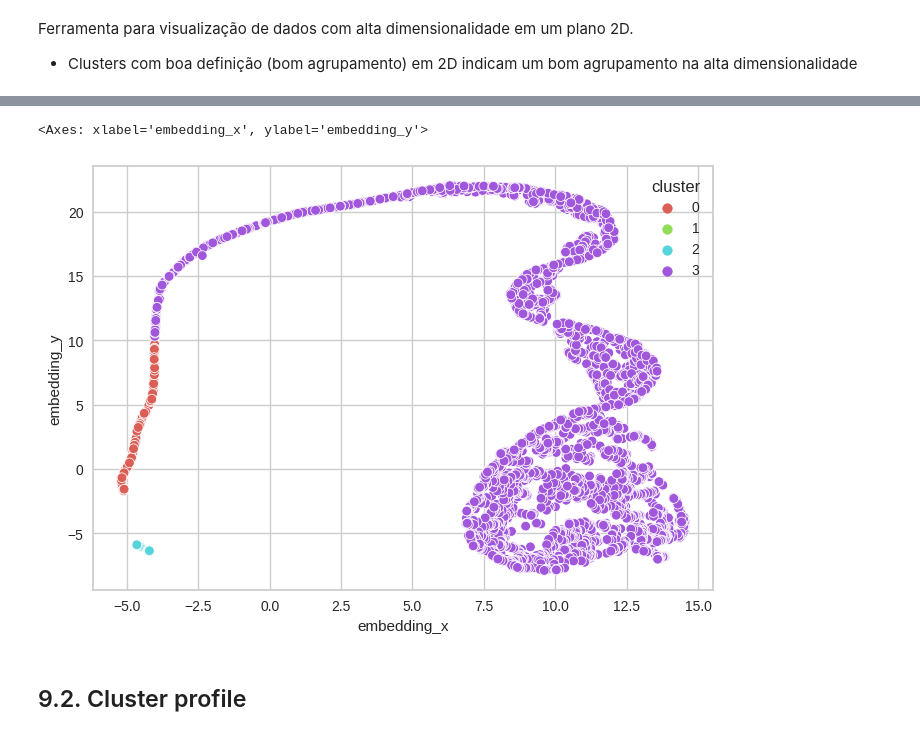
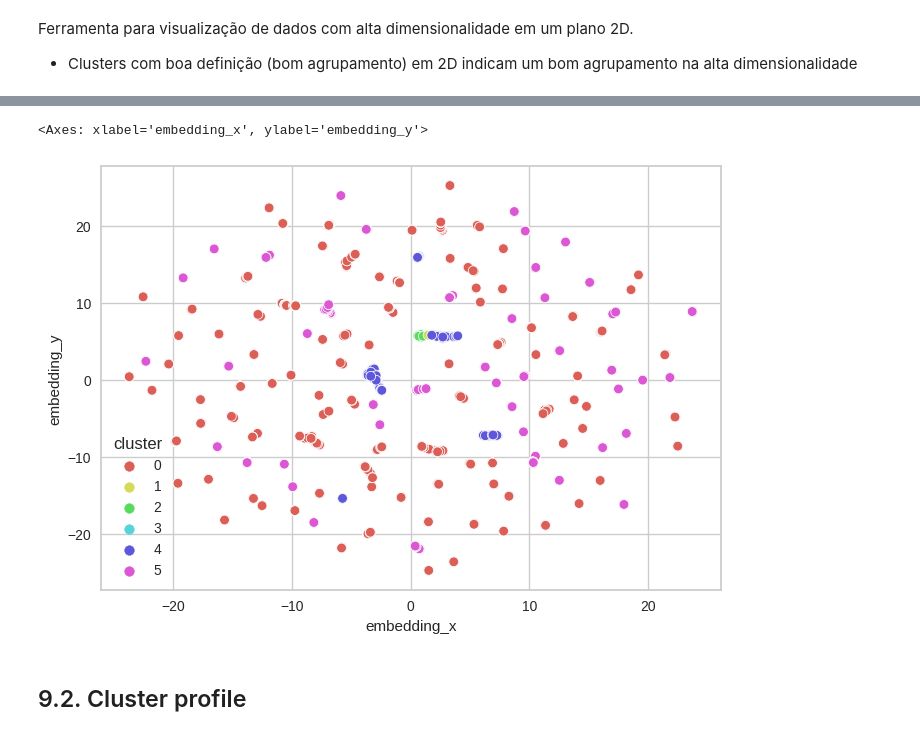
Before and after one commit to ezequielpf/insiders_clustering, a Jupyter notebook: notebooks/cicle_3_insiders_clustering.ipynb, the cells around one changed output, grey strips where cells are left out. Cells and saved outputs as stored; diff of their text form; code cells hidden in the pictures.

```diff
--- a/notebooks/cicle_3_insiders_clustering.ipynb
+++ b/notebooks/cicle_3_insiders_clustering.ipynb
@@ -331,4 +507,4 @@ df_ref = load_interim(file_name='df_ref.csv.zip')
 # %%
-df7 = df_ref.drop(columns=['customer_id', 'invoice_date'])
+df7 = df5.drop(columns=['customer_id', 'invoice_date'])
 df7.head()
 # %% [output]
@@ -379,7 +567,7 @@ for k in clusters:
 # %% [markdown]
 ## 8.1. K-Means
 # %%
-k = 4
+k = 6
 
 kmeans = KMeans(n_clusters=k, init='random', n_init=10, max_iter=300, random_state=42)
 kmeans.fit(df7)
@@ -398,7 +586,7 @@ Silhouette score: 0.8139972028952444
 # %% [markdown]
 # 9. Cluster Analisys
 # %%
-df9 = df_ref.copy()
+df9 = df7.copy()
 df9['cluster'] = labels
 df9.head()
 # %% [output]
@@ -461,6 +650,6 @@ df7.head()
 # %%
-reducer = umap.UMAP(n_neighbors=20, n_jobs=-1)
-embedding = reducer.fit_transform(df7)
+reducer = umap.UMAP(n_neighbors=40, n_jobs=-1)
+embedding = reducer.fit_transform(df9)
 
-df_viz['embedding_x'] = embedding[:, 0]
-df_viz['embedding_y'] = embedding[:, 1]
+df9['embedding_x'] = embedding[:, 0]
+df9['embedding_y'] = embedding[:, 1]
@@ -467,12 +666,12 @@ df_viz['embedding_y'] = embedding[:, 1]
 # %%
 sns.scatterplot(x='embedding_x',
                 y='embedding_y',
                 hue='cluster',
-                palette=sns.color_palette('hls', n_colors=len(df_viz['cluster'].unique())),
-                data=df_viz)
+                palette=sns.color_palette('hls', n_colors=len(df9['cluster'].unique())),
+                data=df9)
 # %% [output]
 <Axes: xlabel='embedding_x', ylabel='embedding_y'>
-[figure, old version]
+[figure, new version]
 # %% [markdown]
 ## 9.2. Cluster profile
 # %%
```
Also changed, not shown: parts of 60 cells of this notebook, 5 other files.
